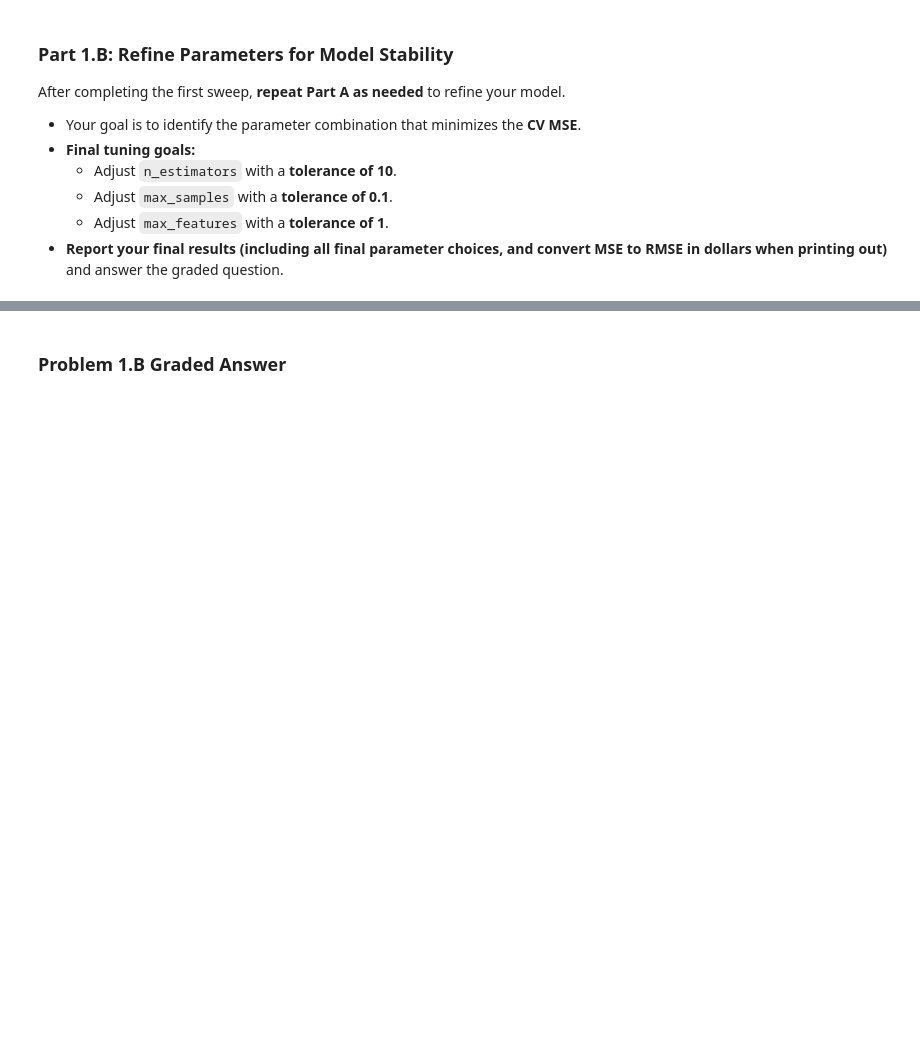
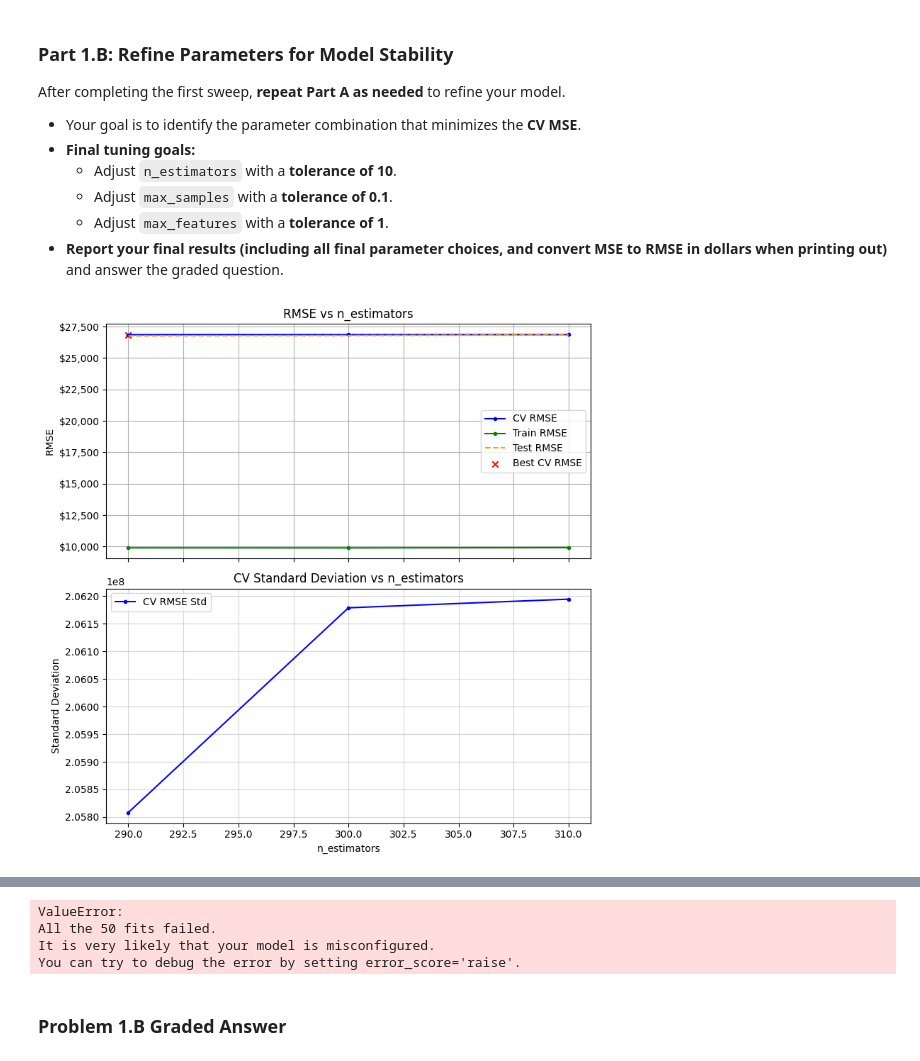
Before and after one commit to KIRBUEDU/Homework_07.ipynb, a Jupyter notebook: Homework_07.ipynb, the cells around one changed output, grey strips where cells are left out. Saved outputs shown, nothing was run; the diff lists cells and outputs as text; code cells hidden in the pictures; blank space fills up the shorter version.

```diff
--- a/Homework_07.ipynb
+++ b/Homework_07.ipynb
@@ -498,7 +479,6 @@ After completing the first sweep, **repeat Part A as needed** to refine your mod
 # %%
 # Your code here -- Add as many code cells as necessary
 
-# Step 1: Refining n_estimators with a tolerance of 10
 best_n_estimators = Parameters_BT['n_estimators']
 parameter_list_n_estimators_refined = list(range(best_n_estimators - 10, best_n_estimators + 11, 10))
 Parameters_BT = sweep_parameter(
@@ -515,7 +495,6 @@ Parameters_BT = sweep_parameter(
     n_repeats=10
 )
 
-# Step 2: Refining max_samples with a tolerance of 0.1
 best_max_samples = Parameters_BT['max_samples']
 parameter_list_max_samples_refined = [round(best_max_samples - 0.1, 1), round(best_max_samples + 0.1, 1)]
 Parameters_BT = sweep_parameter(
@@ -528,49 +507,33 @@ Parameters_BT = sweep_parameter(
     X_test=X_test,
     y_test=y_test,
     verbose=True,
     show_rmse=True,
     n_repeats=10
 )
 
-# Step 3: Refining max_features with a tolerance of 1
 best_max_features = Parameters_BT['max_features']
 parameter_list_max_features_refined = [best_max_features - 1, best_max_features + 1]
 Parameters_BT = sweep_parameter(
     model=BaggingRegressor,
     Parameters=Parameters_BT,
     param='max_features',
     parameter_list=parameter_list_max_features_refined,
     X_train=X_train,
     y_train=y_train,
     X_test=X_test,
     y_test=y_test,
     verbose=True,
     show_rmse=True,
     n_repeats=10
 )
 
-# Step 4: Refining bootstrap (optional)
-best_bootstrap = Parameters_BT['bootstrap']
-parameter_list_bootstrap_refined = [not best_bootstrap, best_bootstrap]  # Toggle bootstrap
-Parameters_BT = sweep_parameter(
-    model=BaggingRegressor,
-    Parameters=Parameters_BT,
-    param='bootstrap',
-    parameter_list=parameter_list_bootstrap_refined,
-    X_train=X_train,
-    y_train=y_train,
-    X_test=X_test,
-    y_test=y_test,
-    verbose=True,
-    show_rmse=True,
-    n_repeats=10
-)
 
-# Final results
+
 best_mse5 = Parameters_BT['MSE_found']
 best_rmse5 = np.sqrt(best_mse5)
 a1d = best_rmse5
 
-# Print the final result in dollars
 print(f"Best parameters after refinement: {Parameters_BT}")
 print(f'Final refined model RMSE: ${a1d:,.2f}')
+# %% [output]
+[figure, added]
@@ -577,3 +541,7 @@ print(f'Final refined model RMSE: ${a1d:,.2f}')
+ValueError:
+All the 50 fits failed.
+It is very likely that your model is misconfigured.
+You can try to debug the error by setting error_score='raise'.
 # %% [markdown]
 ### Problem 1.B Graded Answer
 # %%
```
Also changed, not shown: parts of 33 cells of this notebook.
